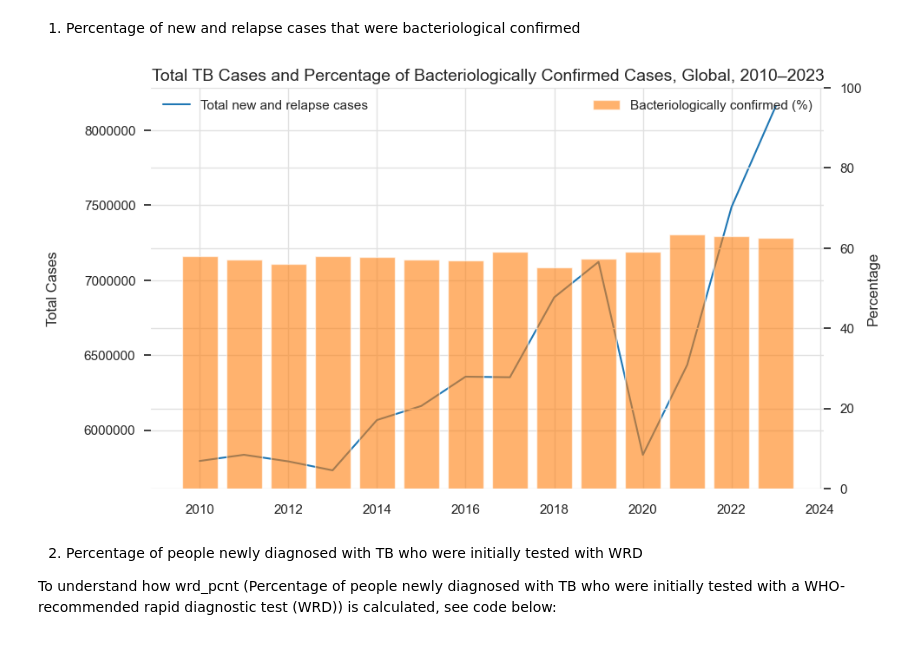
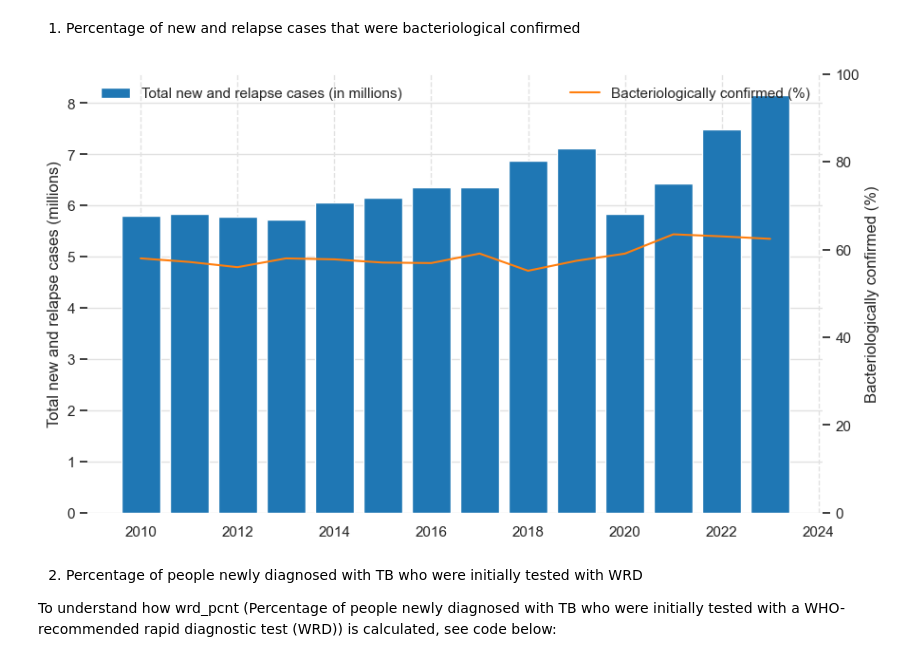
Before and after one commit to carol02r/dspp_capstone_msf, a Jupyter notebook: WHO/WHO_analysis.ipynb, the cells around one changed output. Saved outputs shown, nothing was run; the diff lists cells and outputs as text; code cells hidden in the pictures.

```diff
--- a/WHO/WHO_analysis.ipynb
+++ b/WHO/WHO_analysis.ipynb
@@ -247,32 +248,39 @@ clindx_data_global = clindx_data.groupby('year')[['clindx_pct_numerator', 'clind
 clindx_data_global['entity'] = 'Global'
 # %% [markdown]
 1.  Percentage of new and relapse cases that were bacteriological confirmed
-# %%
-f2_2_1_global = f2_2_1[f2_2_1['entity'] == 'Global']
-fig, ax1 = plt.subplots(figsize=(10, 6))
-
-# Secondary y-axis for percentage (bar plot with zorder to be in the back)
-ax2 = ax1.twinx()
-ax2.bar(f2_2_1_global['year'], f2_2_1_global['bacconf_pct'], color='tab:orange', alpha=0.6, label='Bacteriologically confirmed (%)', zorder=1)
-ax2.set_ylabel('Percentage')
-ax2.set_ylim(0, 100)
-
-# Line plot for total cases (set zorder to ensure it's in front)
-ax1.plot(f2_1_1['year'], f2_1_1['c_newinc'], color='tab:blue', label='Total new and relapse cases', zorder=2)
-ax1.set_ylabel('Total Cases', labelpad=20)
-ax1.set_xlabel('')
-ax1.ticklabel_format(style='plain', axis='y')
-
-# Title and legend
-plt.title('Total TB Cases and Percentage of Bacteriologically Confirmed Cases, Global, 2010–2023')
-
-# Legends
-ax1.legend(loc='upper left')
-ax2.legend(loc='upper right')
-
-plt.show()
-# %% [output]
-[figure, removed]
+# %%
+# Filter the data
+f2_2_1_global = f2_2_1[f2_2_1['entity'] == 'Global']
+
+# Create the figure and axis objects
+fig, ax1 = plt.subplots(figsize=(10, 6))
+
+# Primary y-axis for total cases (bar plot with zorder to be in the back)
+ax1.bar(f2_1_1['year'], f2_1_1['c_newinc'] / 1_000_000, color='tab:blue', label='Total new and relapse cases (in millions)', zorder=1)
+ax1.set_xlabel('')
+ax1.set_ylabel('Total new and relapse cases (millions)')
+ax1.ticklabel_format(style='plain', axis='y')  # Prevent scientific notation
+
+# Secondary y-axis for percentage (line plot with zorder to ensure it's in front)
+ax2 = ax1.twinx()
+ax2.plot(f2_2_1_global['year'], f2_2_1_global['bacconf_pct'], color='tab:orange', label='Bacteriologically confirmed (%)', zorder=2)
+ax2.set_ylim(0, 100)
+ax2.set_ylabel('Bacteriologically confirmed (%)')
+
+# Remove gridlines for the percentage axis
+ax2.grid(False)
+
+# Remove vertical gridlines for the primary axis
+ax1.grid(axis='x', linestyle='--')
+
+# Legends outside the plot
+ax1.legend(loc='upper left')
+ax2.legend(loc='upper right')
+
+# Show the plot
+plt.show()
+# %% [output]
+[figure, added]
 # %% [markdown]
 2. Percentage of people newly diagnosed with TB who were initially tested with WRD
 
```
Also changed, not shown: parts of 29 cells of this notebook, 25 other files.
